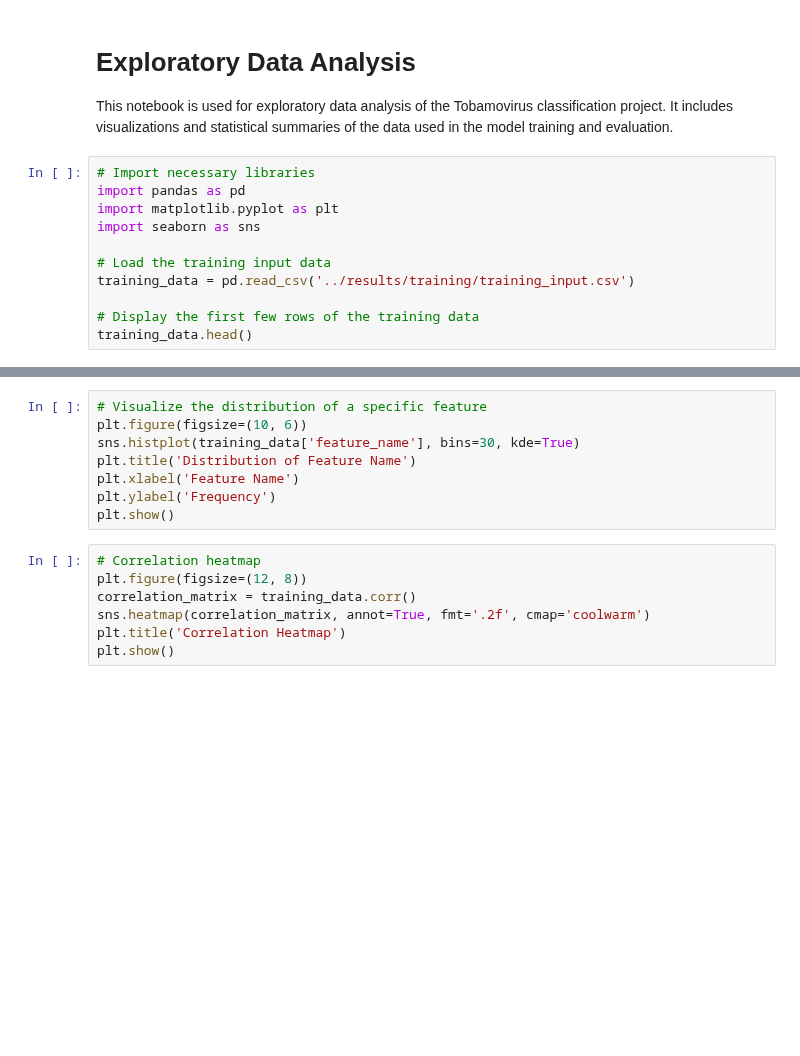
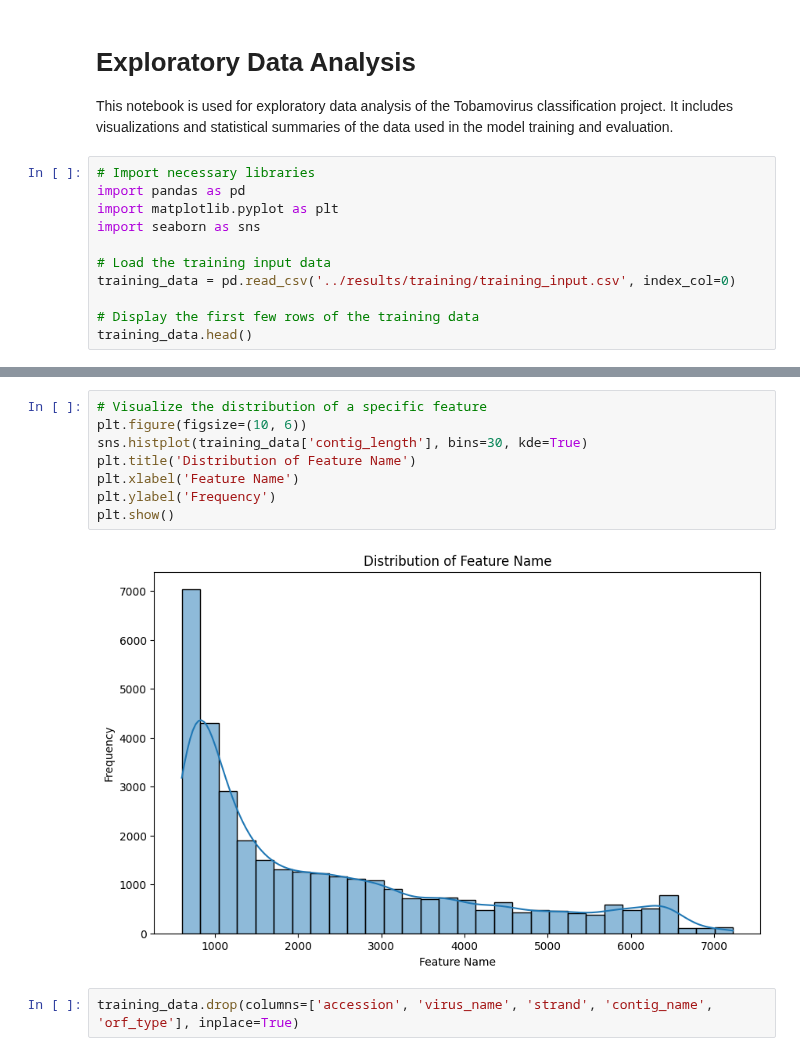
Before and after one commit to nezapajek/project-tobamo, a Jupyter notebook: analysis/model/notebooks/exploratory.ipynb, the cells around one changed output, grey strips where cells are left out. Saved outputs shown, nothing was run; the diff lists cells and outputs as text; blank space fills up the shorter version.

```diff
--- a/analysis/model/notebooks/exploratory.ipynb
+++ b/analysis/model/notebooks/exploratory.ipynb
@@ -9,7 +9,7 @@ import matplotlib.pyplot as plt
 import seaborn as sns
 
 # Load the training input data
-training_data = pd.read_csv('../results/training/training_input.csv')
+training_data = pd.read_csv('../results/training/training_input.csv', index_col=0)
 
 # Display the first few rows of the training data
 training_data.head()
@@ -19,15 +39,12 @@ training_data.describe()
 # %%
 # Visualize the distribution of a specific feature
 plt.figure(figsize=(10, 6))
-sns.histplot(training_data['feature_name'], bins=30, kde=True)
+sns.histplot(training_data['contig_length'], bins=30, kde=True)
 plt.title('Distribution of Feature Name')
 plt.xlabel('Feature Name')
 plt.ylabel('Frequency')
 plt.show()
+# %% [output]
+[figure, added]
-# %%
-# Correlation heatmap
-plt.figure(figsize=(12, 8))
-correlation_matrix = training_data.corr()
-sns.heatmap(correlation_matrix, annot=True, fmt='.2f', cmap='coolwarm')
-plt.title('Correlation Heatmap')
-plt.show()
+# %%
+training_data.drop(columns=['accession', 'virus_name', 'strand', 'contig_name', 'orf_type'], inplace=True)
```
Also changed, not shown: parts of 4 cells of this notebook, 4 other files.
